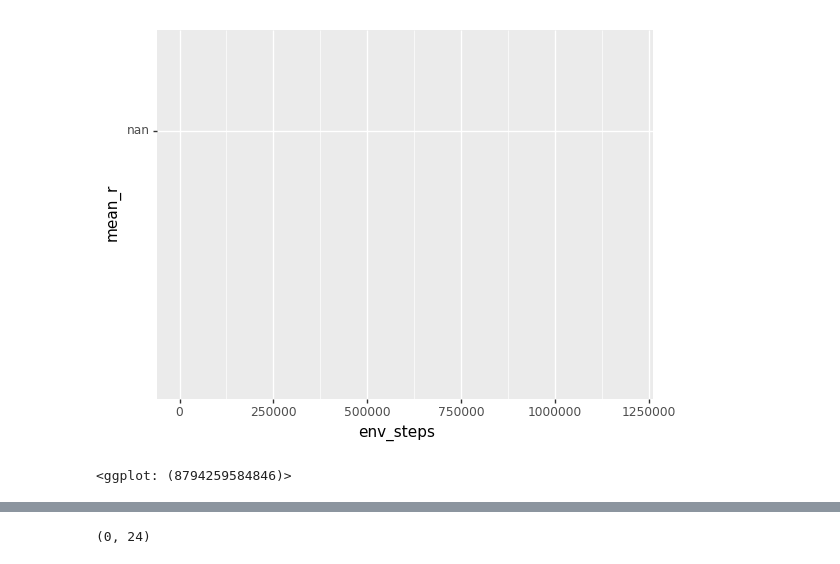
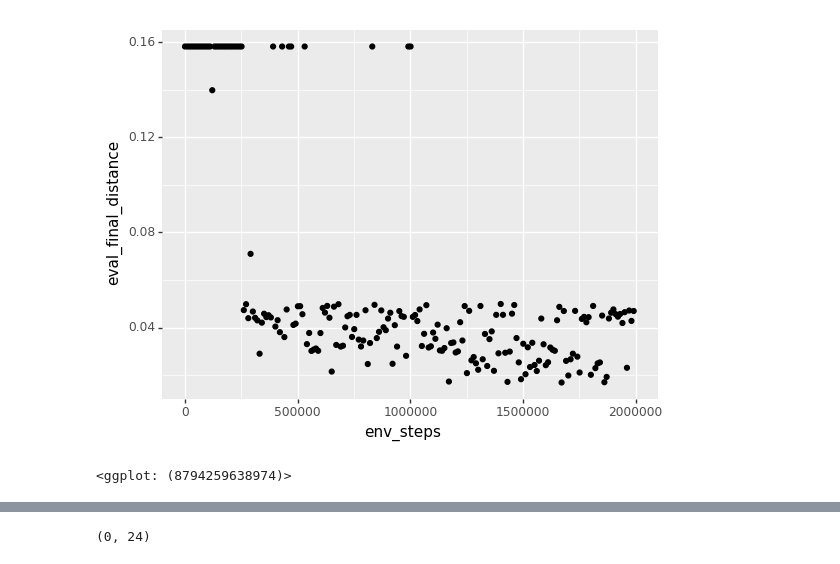
Before and after one commit to vitchyr/universal_value_density_estimation, a Jupyter notebook: notebooks/uvd_report-Copy1.ipynb, the cells around one changed output, grey strips where cells are left out. Cells and saved outputs as stored; diff of their text form; code cells hidden in the pictures.

```diff
--- a/notebooks/uvd_report-Copy1.ipynb
+++ b/notebooks/uvd_report-Copy1.ipynb
@@ -13,7 +13,8 @@ import plotnine as gg
 
 # experiment = Experiment(1, '/home/vitchyr/mnt2/log2/21-02-03-fetch-uvd--first-try/')
 # experiment = Experiment(11, '/home/vitchyr/mnt2/log2/21-02-04-dev-paper-experiments-experiments-icml2021-sweep-mujoco-fetch-push/')
-experiment = Experiment(1, '/home/vitchyr/mnt2/log2/21-02-04-icml2021--uvd-take3-sweep-mujoco-fetch-push/')
+# experiment = Experiment(1, '/home/vitchyr/mnt2/log2/21-02-04-icml2021--uvd-take3-sweep-mujoco-fetch-push/')
+experiment = Experiment(3, '/home/vitchyr/mnt2/log2/21-02-04-fetch-random-goal-uvd--first-try/')
 # experiment = Experiment(1, '/home/vitchyr/mnt2/log2/21-02-04-dev-paper-experiments-experiments-icml2021-sweep-mujoco-sawyer-push/')
 df = experiment.record()
 experiment
@@ -58,9 +39,9 @@ Name: action_norm, Length: 121, dtype: float64
 # %%
 p = (gg.ggplot(df)
-     + gg.aes(x='env_steps', y='mean_r')
+     + gg.aes(x='env_steps', y='eval_final_distance')
     + gg.geom_point()
 )
 p
 # %% [output]
-[figure, old version]
+[figure, new version]
-<ggplot: (8794259584846)>
+<ggplot: (8794259638974)>
```
Also changed, not shown: parts of 5 cells of this notebook.
